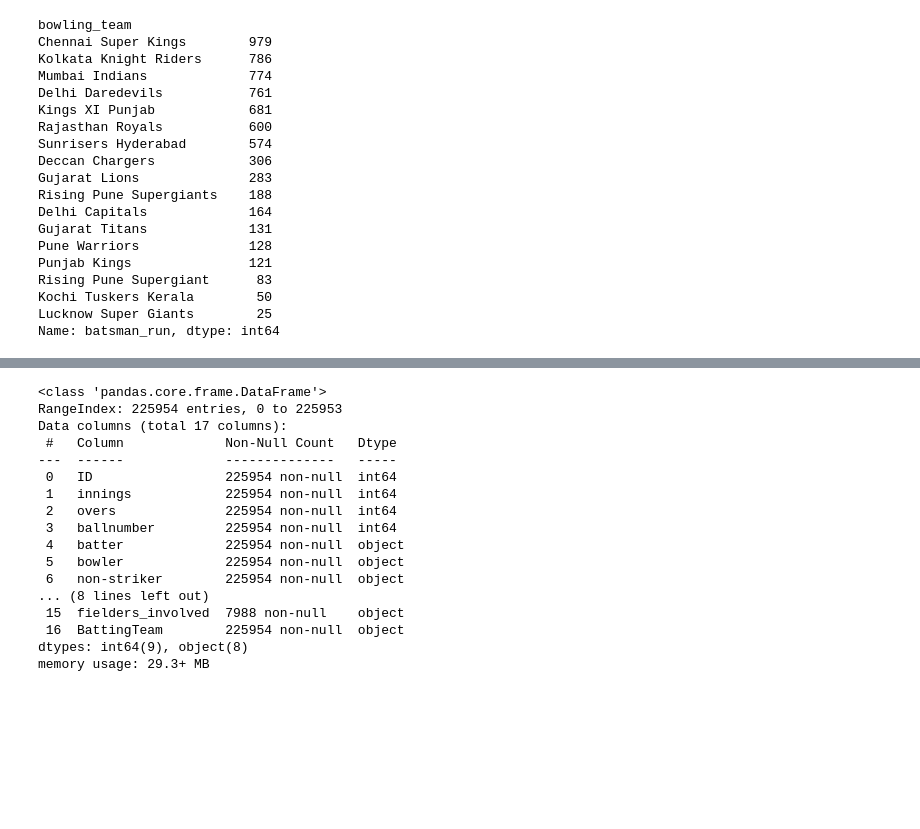
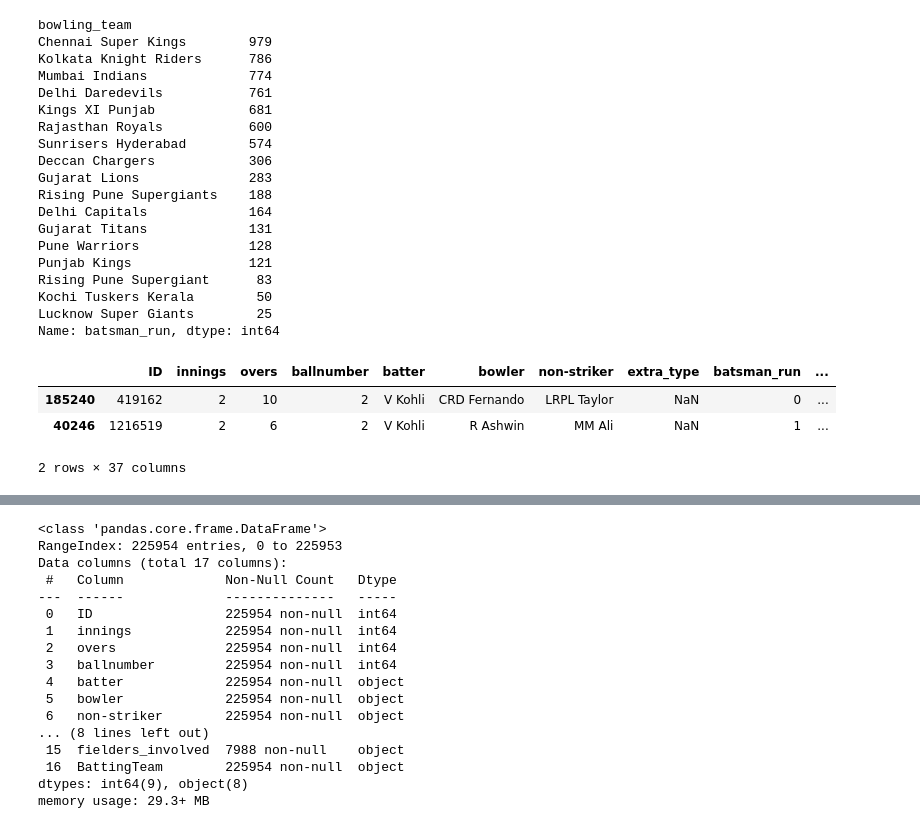
Before and after one commit to Tejz0560/IPL-Player-Stats-Analysis, a Jupyter notebook: Players_stats.ipynb, the cells around one changed output, grey strips where cells are left out. Drawn from its saved outputs; the diff is of its cells as text; code cells hidden in the pictures; blank space fills up the shorter version.

```diff
--- a/Players_stats.ipynb
+++ b/Players_stats.ipynb
@@ -170,3 +216,10 @@ Rising Pune Supergiant      83
 Kochi Tuskers Kerala        50
 Lucknow Super Giants        25
 Name: batsman_run, dtype: int64
+# %%
+virat.sample(2)
+# %% [output]
+|  | ID | innings | overs | ballnumber | batter | bowler | non-striker | extra_type | batsman_run | ... |
+| 185240 | 419162 | 2 | 10 | 2 | V Kohli | CRD Fernando | LRPL Taylor | NaN | 0 | ... |
+| 40246 | 1216519 | 2 | 6 | 2 | V Kohli | R Ashwin | MM Ali | NaN | 1 | ... |
+2 rows × 37 columns
```
Also changed, not shown: parts of 15 cells of this notebook, 1 other file.
